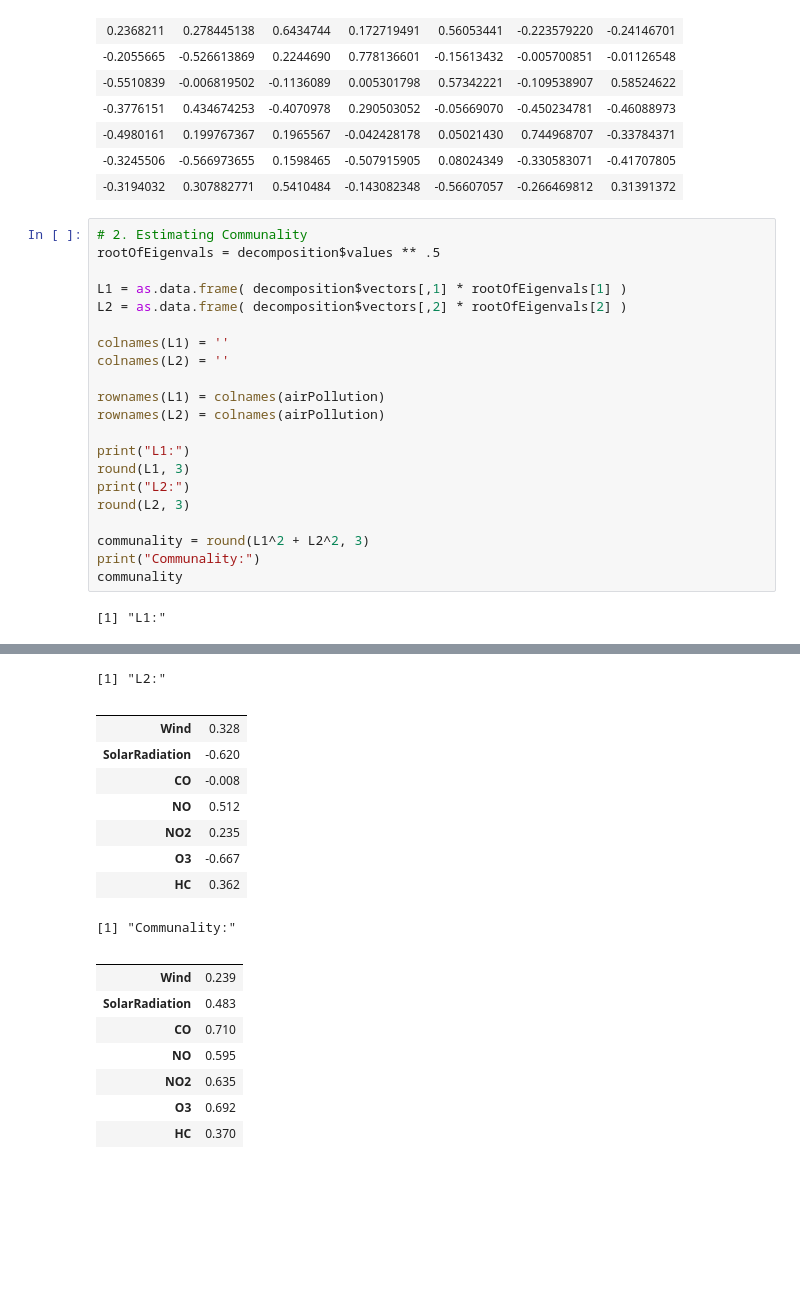
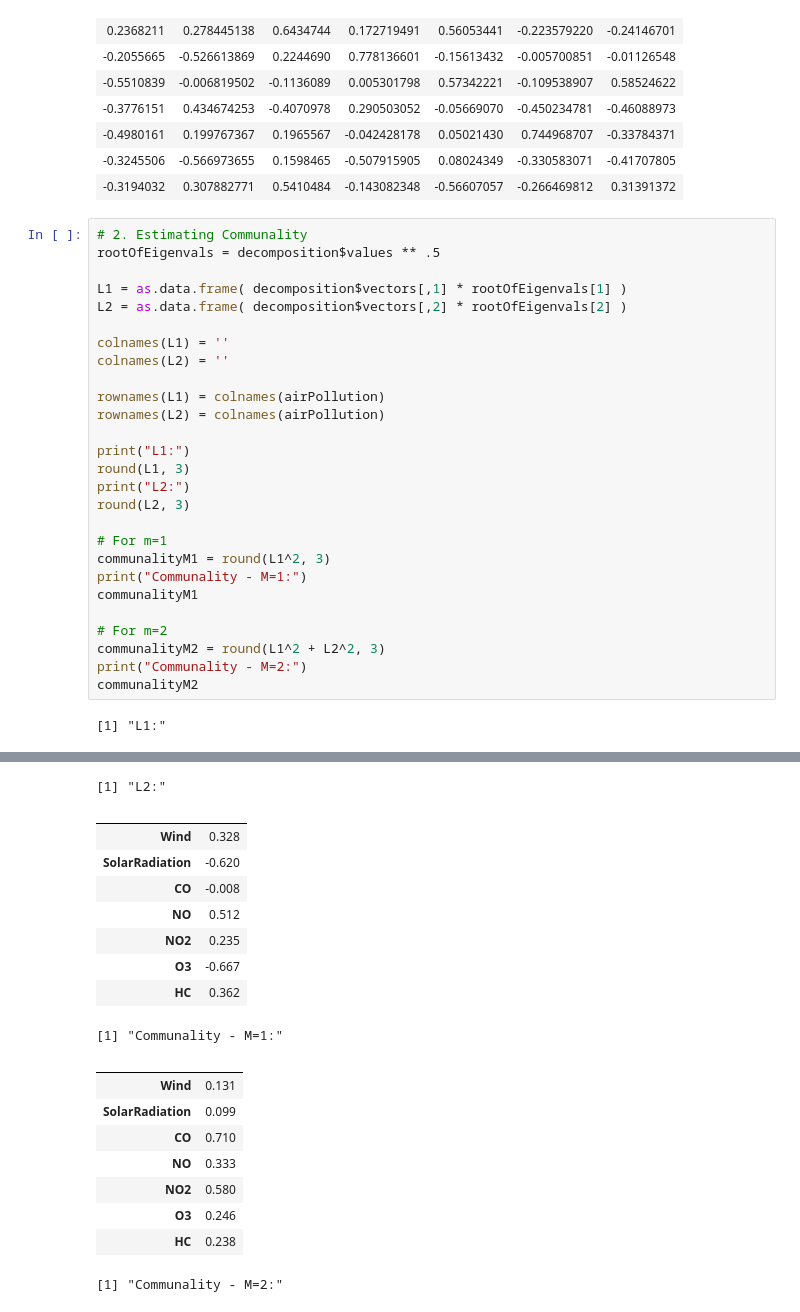
Before and after one commit to kmishra9/PH245, a Jupyter notebook: HW4/PH245 HW4.ipynb, the cells around one changed output, grey strips where cells are left out. Saved outputs shown, nothing was run; the diff lists cells and outputs as text; blank space fills up the shorter version.

```diff
--- a/HW4/PH245 HW4.ipynb
+++ b/HW4/PH245 HW4.ipynb
@@ -447,41 +447,48 @@ colnames(L1) = ''
 colnames(L2) = ''
 
 rownames(L1) = colnames(airPollution)
 rownames(L2) = colnames(airPollution)
 
 print("L1:")
 round(L1, 3)
 print("L2:")
 round(L2, 3)
 
-communality = round(L1^2 + L2^2, 3)
-print("Communality:")
-communality
+# For m=1
+communalityM1 = round(L1^2, 3)
+print("Communality - M=1:")
+communalityM1
+
+# For m=2
+communalityM2 = round(L1^2 + L2^2, 3)
+print("Communality - M=2:")
+communalityM2
 # %% [output]
 [1] "L1:"
 |  |  |
 | Wind | 0.362 |
 | SolarRadiation | -0.314 |
 | CO | -0.842 |
 | NO | -0.577 |
 | NO2 | -0.761 |
 | O3 | -0.496 |
 | HC | -0.488 |
 [1] "L2:"
 |  |  |
 | Wind | 0.328 |
 | SolarRadiation | -0.620 |
 | CO | -0.008 |
 | NO | 0.512 |
 | NO2 | 0.235 |
 | O3 | -0.667 |
 | HC | 0.362 |
-[1] "Communality:"
+[1] "Communality - M=1:"
 |  |  |
-| Wind | 0.239 |
-| SolarRadiation | 0.483 |
+| Wind | 0.131 |
+| SolarRadiation | 0.099 |
 | CO | 0.710 |
-| NO | 0.595 |
-| NO2 | 0.635 |
-| O3 | 0.692 |
-| HC | 0.370 |
+| NO | 0.333 |
+| NO2 | 0.580 |
+| O3 | 0.246 |
+| HC | 0.238 |
+[1] "Communality - M=2:"
```
Also changed, not shown: parts of 8 cells of this notebook.
